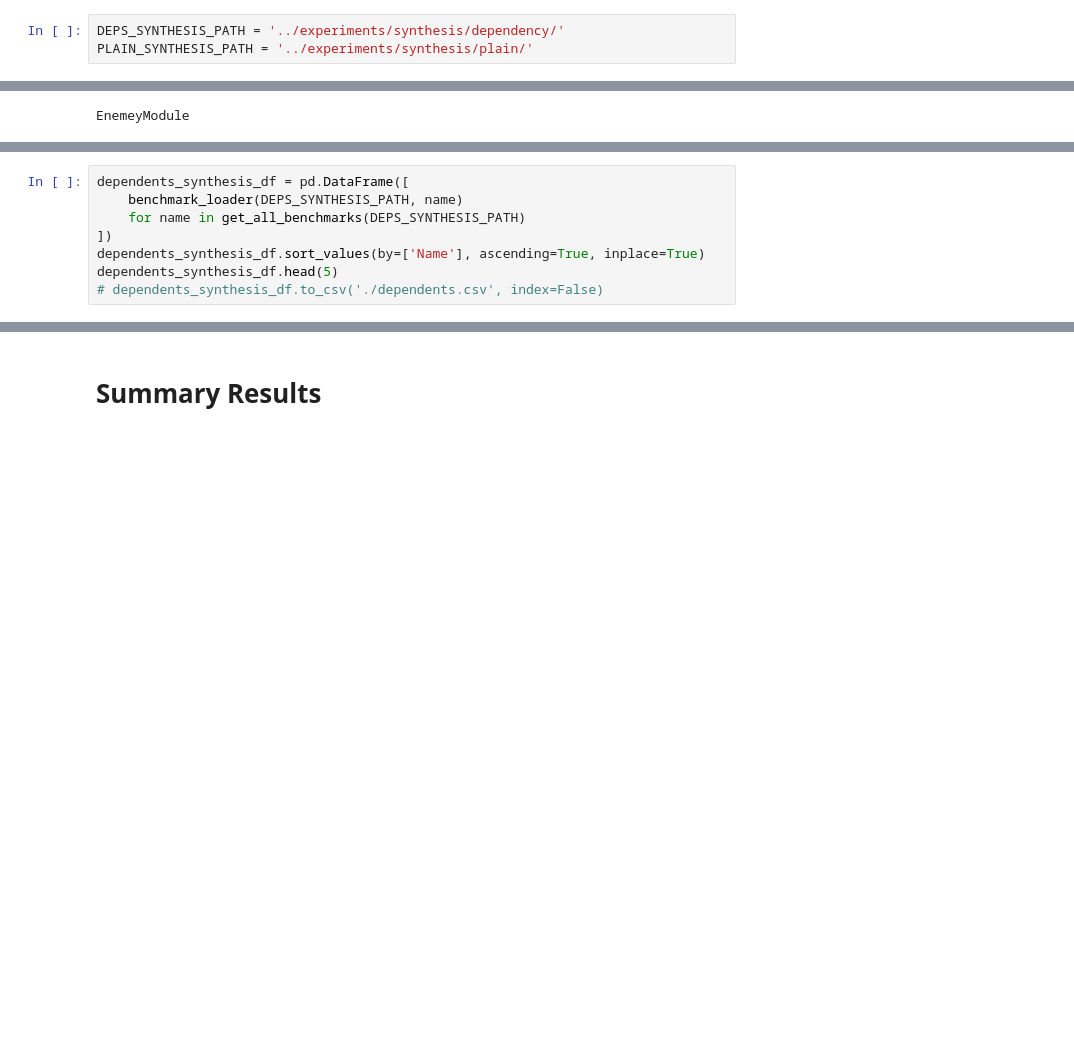
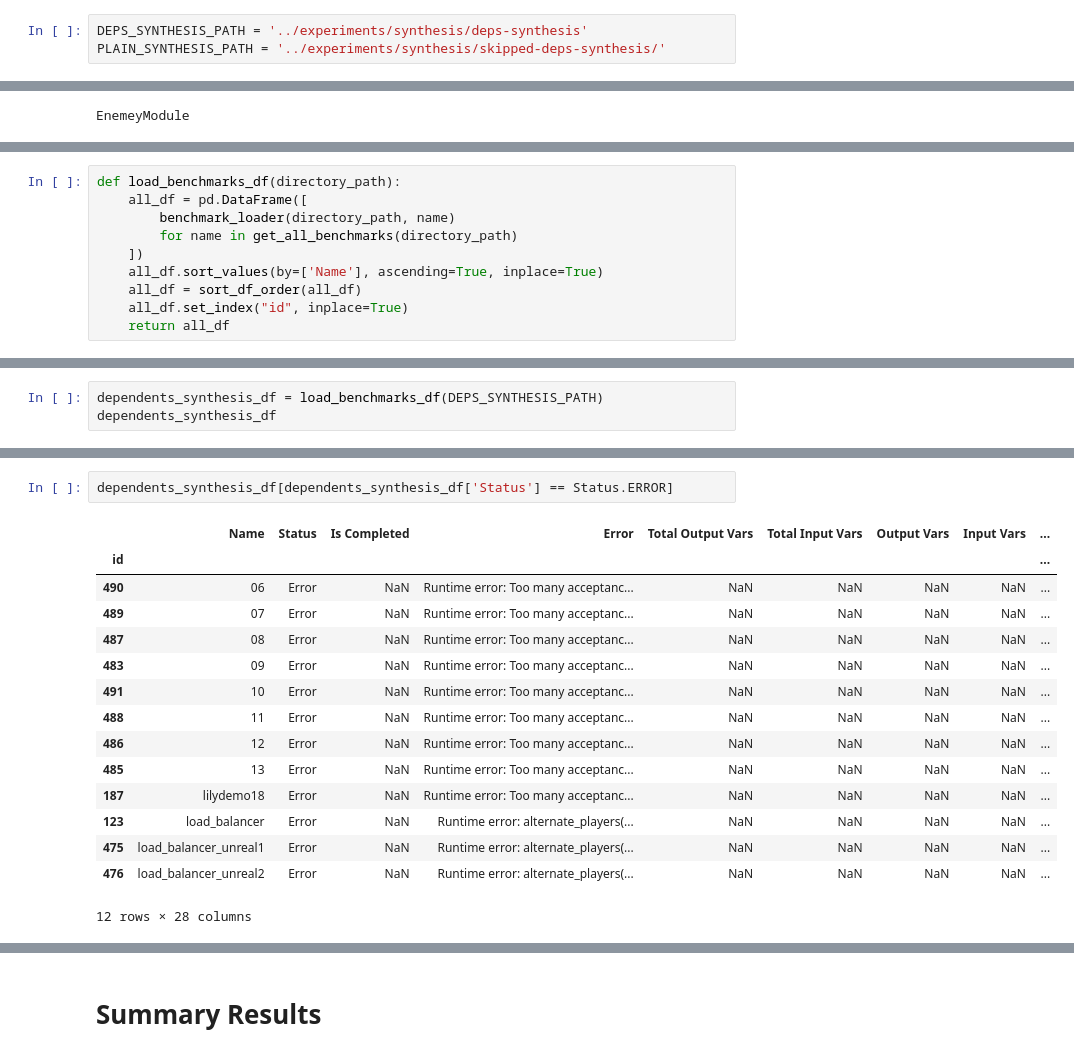
Before and after one commit to eliyaoo32/DepSynt, a Jupyter notebook: notebooks/synthesis.ipynb, the cells around one changed output, grey strips where cells are left out. Cells and saved outputs as stored; diff of their text form; blank space fills up the shorter version.

Commit message:
Update synthesis infra

```diff
--- a/notebooks/synthesis.ipynb
+++ b/notebooks/synthesis.ipynb
@@ -11,6 +13,6 @@ import seaborn as sns
 # %%
-DEPS_SYNTHESIS_PATH = '../experiments/synthesis/dependency/'
-PLAIN_SYNTHESIS_PATH = '../experiments/synthesis/plain/'
+DEPS_SYNTHESIS_PATH = '../experiments/synthesis/deps-synthesis'
+PLAIN_SYNTHESIS_PATH = '../experiments/synthesis/skipped-deps-synthesis/'
 # %%
 class Status(Enum):
     ERROR = "Error"
@@ -236,8 +235,10 @@ def benchmark_loader(path: str, idx: str):
 # %%
-dependents_synthesis_df = pd.DataFrame([
-    benchmark_loader(DEPS_SYNTHESIS_PATH, name)
-    for name in get_all_benchmarks(DEPS_SYNTHESIS_PATH)
-])
-dependents_synthesis_df.sort_values(by=['Name'], ascending=True, inplace=True)
-dependents_synthesis_df.head(5)
-# dependents_synthesis_df.to_csv('./dependents.csv', index=False)
+def load_benchmarks_df(directory_path):
+    all_df = pd.DataFrame([
+        benchmark_loader(directory_path, name)
+        for name in get_all_benchmarks(directory_path)
+    ])
+    all_df.sort_values(by=['Name'], ascending=True, inplace=True)
+    all_df = sort_df_order(all_df)
+    all_df.set_index("id", inplace=True)
+    return all_df
@@ -266,0 +247,3 @@ plain_synthesis_df.head(4)
+# %%
+dependents_synthesis_df = load_benchmarks_df(DEPS_SYNTHESIS_PATH)
+dependents_synthesis_df
@@ -266,0 +282,18 @@ plain_synthesis_df.head(4)
+# %%
+dependents_synthesis_df[dependents_synthesis_df['Status'] == Status.ERROR]
+# %% [output]
+|  | Name | Status | Is Completed | Error | Total Output Vars | Total Input Vars | Output Vars | Input Vars | ... |
+| id |  |  |  |  |  |  |  |  | ... |
+| 490 | 06 | Error | NaN | Runtime error: Too many acceptanc... | NaN | NaN | NaN | NaN | ... |
+| 489 | 07 | Error | NaN | Runtime error: Too many acceptanc... | NaN | NaN | NaN | NaN | ... |
+| 487 | 08 | Error | NaN | Runtime error: Too many acceptanc... | NaN | NaN | NaN | NaN | ... |
+| 483 | 09 | Error | NaN | Runtime error: Too many acceptanc... | NaN | NaN | NaN | NaN | ... |
+| 491 | 10 | Error | NaN | Runtime error: Too many acceptanc... | NaN | NaN | NaN | NaN | ... |
+| 488 | 11 | Error | NaN | Runtime error: Too many acceptanc... | NaN | NaN | NaN | NaN | ... |
+| 486 | 12 | Error | NaN | Runtime error: Too many acceptanc... | NaN | NaN | NaN | NaN | ... |
+| 485 | 13 | Error | NaN | Runtime error: Too many acceptanc... | NaN | NaN | NaN | NaN | ... |
+| 187 | lilydemo18 | Error | NaN | Runtime error: Too many acceptanc... | NaN | NaN | NaN | NaN | ... |
+| 123 | load_balancer | Error | NaN | Runtime error: alternate_players(... | NaN | NaN | NaN | NaN | ... |
+| 475 | load_balancer_unreal1 | Error | NaN | Runtime error: alternate_players(... | NaN | NaN | NaN | NaN | ... |
+| 476 | load_balancer_unreal2 | Error | NaN | Runtime error: alternate_players(... | NaN | NaN | NaN | NaN | ... |
+12 rows × 28 columns
```
Also changed, not shown: parts of 13 cells of this notebook.
